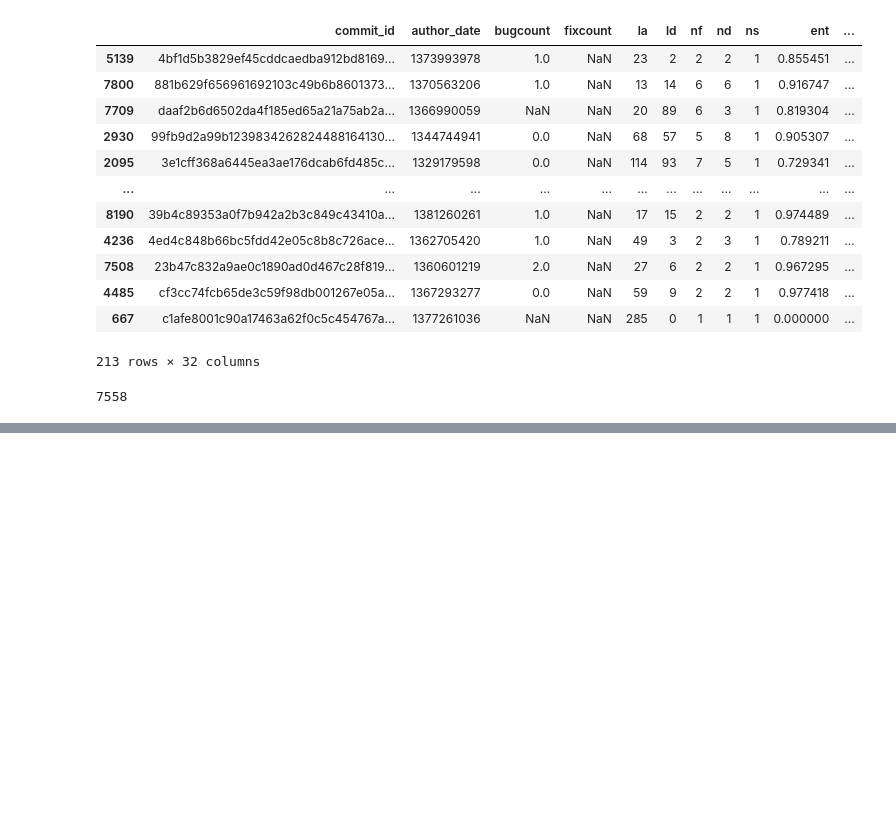
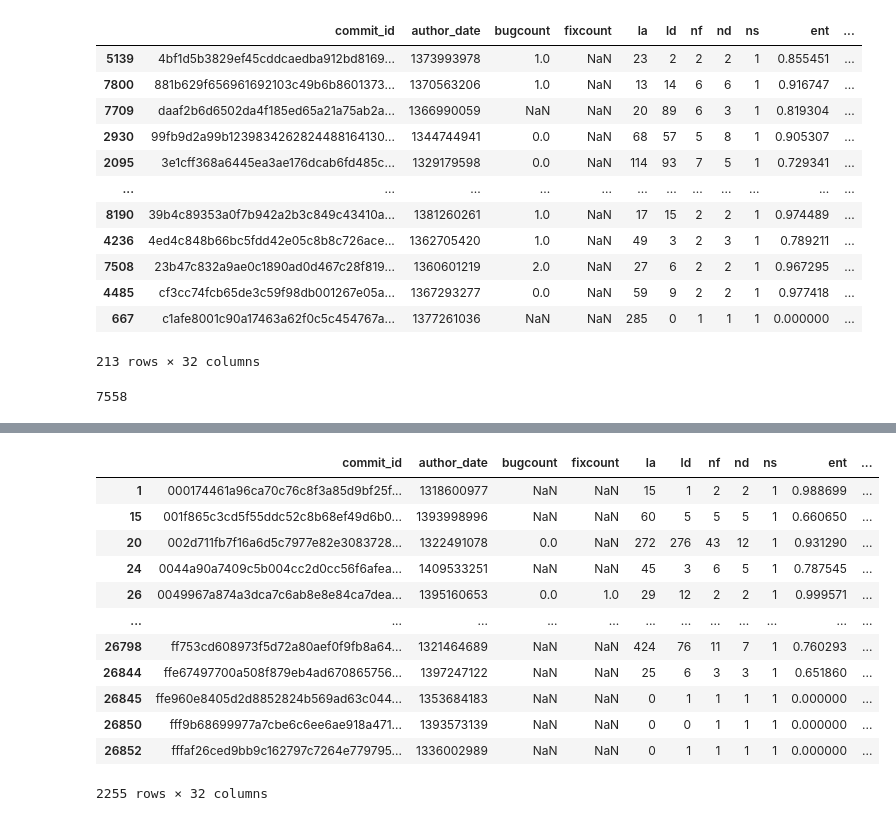
Before and after one commit to uw-swag/jit-bugpred, a Jupyter notebook: notebooks/moving_target.ipynb, the cells around one changed output, grey strips where cells are left out. Saved outputs shown, nothing was run; the diff lists cells and outputs as text; code cells hidden in the pictures; blank space fills up the shorter version.

Commit message:
inspect jitline data and fetch project name of samples in jitline data not in rawadata

```diff
--- a/notebooks/moving_target.ipynb
+++ b/notebooks/moving_target.ipynb
@@ -965,0 +804,8 @@ clf.score(X[11001:], y[11001:])
+# %%
+import pickle
+
+with open('../data/openstack_train.pkl', "rb") as f:
+    tr_line = pickle.load(f)
+
+with open('../data/openstack_test.pkl', "rb") as f:
+    te_line = pickle.load(f)
@@ -965,0 +856,5 @@ clf.score(X[11001:], y[11001:])
+# %%
+import pandas as pd
+
+alld = pd.read_csv('../data/openstack.csv')
+raw = pd.read_csv('../data/rawdata.csv')
@@ -965,0 +916,6 @@ clf.score(X[11001:], y[11001:])
+# %%
+# aggregate test and train in jitline data
+
+all_line = tuple()
+for i in range(len(tr_line)):
+    all_line += ((tr_line[i] + te_line[i]),)
@@ -965,0 +930,3 @@ clf.score(X[11001:], y[11001:])
+# %%
+line_diff = set(all_line[0]) - set(raw['commit_id'])
+len(line_diff)
@@ -965,0 +951,17 @@ clf.score(X[11001:], y[11001:])
+# %%
+line_diff_df = alld[alld['commit_id'].isin(line_diff)]
+line_diff_df
+# %% [output]
+|  | commit_id | author_date | bugcount | fixcount | la | ld | nf | nd | ns | ent | ... |
+| 1 | 000174461a96ca70c76c8f3a85d9bf25f... | 1318600977 | NaN | NaN | 15 | 1 | 2 | 2 | 1 | 0.988699 | ... |
+| 15 | 001f865c3cd5f55ddc52c8b68ef49d6b0... | 1393998996 | NaN | NaN | 60 | 5 | 5 | 5 | 1 | 0.660650 | ... |
+| 20 | 002d711fb7f16a6d5c7977e82e3083728... | 1322491078 | 0.0 | NaN | 272 | 276 | 43 | 12 | 1 | 0.931290 | ... |
+| 24 | 0044a90a7409c5b004cc2d0cc56f6afea... | 1409533251 | NaN | NaN | 45 | 3 | 6 | 5 | 1 | 0.787545 | ... |
+| 26 | 0049967a874a3dca7c6ab8e8e84ca7dea... | 1395160653 | 0.0 | 1.0 | 29 | 12 | 2 | 2 | 1 | 0.999571 | ... |
+| ... | ... | ... | ... | ... | ... | ... | ... | ... | ... | ... | ... |
+| 26798 | ff753cd608973f5d72a80aef0f9fb8a64... | 1321464689 | NaN | NaN | 424 | 76 | 11 | 7 | 1 | 0.760293 | ... |
+| 26844 | ffe67497700a508f879eb4ad670865756... | 1397247122 | NaN | NaN | 25 | 6 | 3 | 3 | 1 | 0.651860 | ... |
+| 26845 | ffe960e8405d2d8852824b569ad63c044... | 1353684183 | NaN | NaN | 0 | 1 | 1 | 1 | 1 | 0.000000 | ... |
+| 26850 | fff9b68699977a7cbe6c6ee6ae918a471... | 1393573139 | NaN | NaN | 0 | 0 | 1 | 1 | 1 | 0.000000 | ... |
+| 26852 | fffaf26ced9bb9c162797c7264e779795... | 1336002989 | NaN | NaN | 0 | 1 | 1 | 1 | 1 | 0.000000 | ... |
+2255 rows × 32 columns
```
Also changed, not shown: parts of 39 cells of this notebook, 4 other files.
